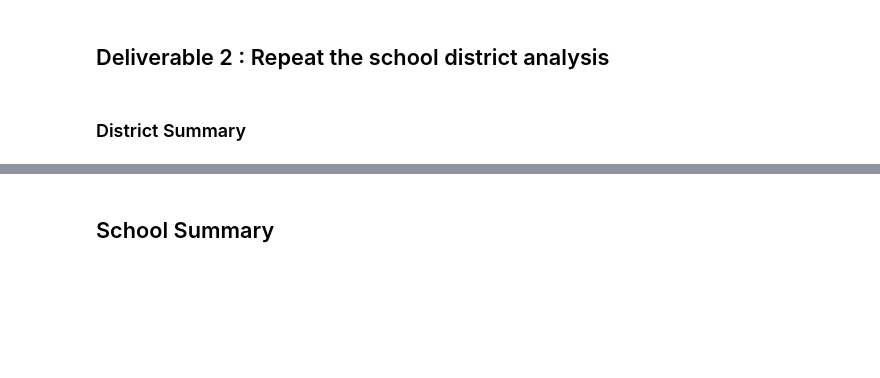
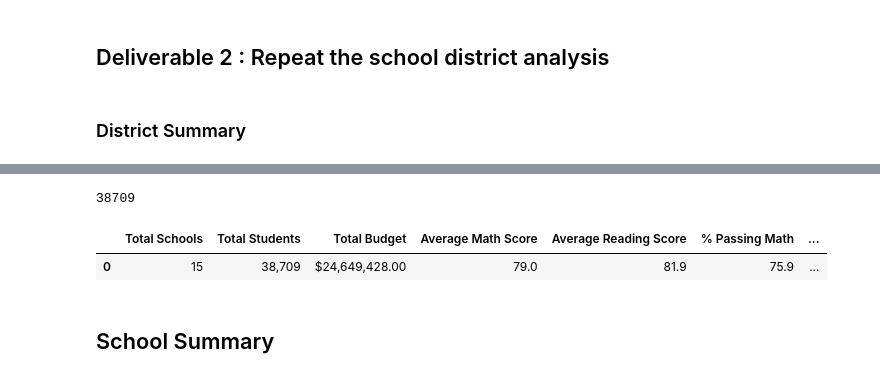
Before and after one commit to sonjaynicolay/School_District_Analysis, a Jupyter notebook: PyCitySchool_Challenge_testing.ipynb, the cells around one changed output, grey strips where cells are left out. Saved outputs shown, nothing was run; the diff lists cells and outputs as text; code cells hidden in the pictures; blank space fills up the shorter version.

```diff
--- a/PyCitySchool_Challenge_testing.ipynb
+++ b/PyCitySchool_Challenge_testing.ipynb
@@ -132,20 +131,28 @@ average_math_score = school_data_complete_df["math_score"].mean()
 # %%
 # Step 1. Get the number of students that are in ninth grade at Thomas High School.
 # These students have no grades.
-student_count = school_data_complete_df[]
 
-# Get the total student count
-student_count = school_data_complete_df["Student ID"].count()
+THS_ninth_grade= school_data_complete_df.loc[(school_data_complete_df["grade"]=='9th') & (school_data_complete_df["school_name"]=='Thomas High School')].count()['Student ID']
 
+# # # # Step 2. Subtract the number of students that are in ninth grade at
+# # # # Thomas High School from the total student count to get the new total student count.
 
-# Step 2. Subtract the number of students that are in ninth grade at
-# Thomas High School from the total student count to get the new total student count.
+school_data_complete_df["Student ID"].count() - THS_ninth_grade
+# %% [output]
+38709
 # %%
 # Calculate the passing rates using the "clean_student_data".
 passing_math_count = school_data_complete_df[(school_data_complete_df["math_score"] >= 70)].count()["student_name"]
 passing_reading_count = school_data_complete_df[(school_data_complete_df["reading_score"] >= 70)].count()["student_name"]
 # %%
 # Step 3. Calculate the passing percentages with the new total student count.
+# Calculate the percent that passed math.
+new_student_count= school_data_complete_df["Student ID"].count() - THS_ninth_grade
+
+passing_math_percentage = passing_math_count / float(new_student_count) * 100
+
+# Calculate the percent that passed reading.
+passing_reading_percentage = passing_reading_count / float(new_student_count) * 100
 # %%
 # Calculate the students who passed both reading and math.
 passing_math_reading = school_data_complete_df[(school_data_complete_df["math_score"] >= 70)
@@ -159,30 +166,33 @@ overall_passing_math_reading_count = passing_math_reading["student_name"].count(
 # %%
 # Create a DataFrame
 district_summary_df = pd.DataFrame(
           [{"Total Schools": school_count,
-          "Total Students": student_count,
+          "Total Students": new_student_count,
           "Total Budget": total_budget,
           "Average Math Score": average_math_score,
           "Average Reading Score": average_reading_score,
           "% Passing Math": passing_math_percentage,
          "% Passing Reading": passing_reading_percentage,
         "% Overall Passing": overall_passing_percentage}])
 
 
 
 # Format the "Total Students" to have the comma for a thousands separator.
 district_summary_df["Total Students"] = district_summary_df["Total Students"].map("{:,}".format)
 # Format the "Total Budget" to have the comma for a thousands separator, a decimal separator and a "$".
 district_summary_df["Total Budget"] = district_summary_df["Total Budget"].map("${:,.2f}".format)
 # Format the columns.
 district_summary_df["Average Math Score"] = district_summary_df["Average Math Score"].map("{:.1f}".format)
 district_summary_df["Average Reading Score"] = district_summary_df["Average Reading Score"].map("{:.1f}".format)
 district_summary_df["% Passing Math"] = district_summary_df["% Passing Math"].map("{:.1f}".format)
 district_summary_df["% Passing Reading"] = district_summary_df["% Passing Reading"].map("{:.1f}".format)
 district_summary_df["% Overall Passing"] = district_summary_df["% Overall Passing"].map("{:.1f}".format)
 
 # Display the data frame
 district_summary_df
+# %% [output]
+|  | Total Schools | Total Students | Total Budget | Average Math Score | Average Reading Score | % Passing Math | ... |
+| 0 | 15 | 38,709 | $24,649,428.00 | 79.0 | 81.9 | 75.9 | ... |
 # %% [markdown]
 ##  School Summary
 # %%
```
Also changed, not shown: parts of 69 cells of this notebook.
